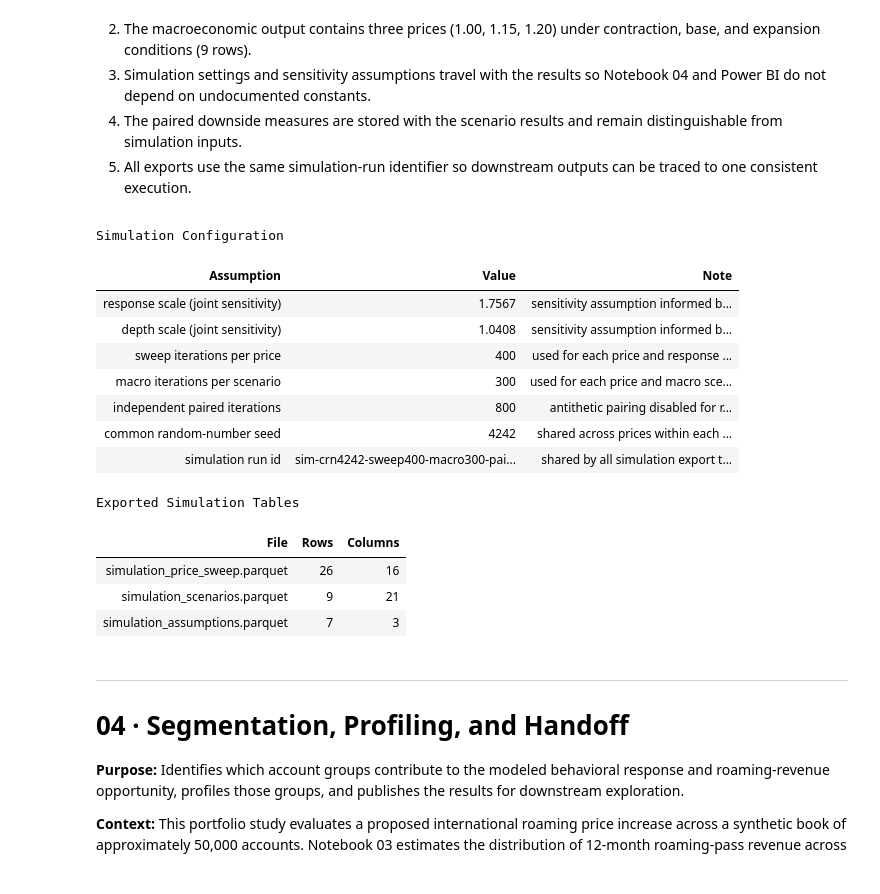
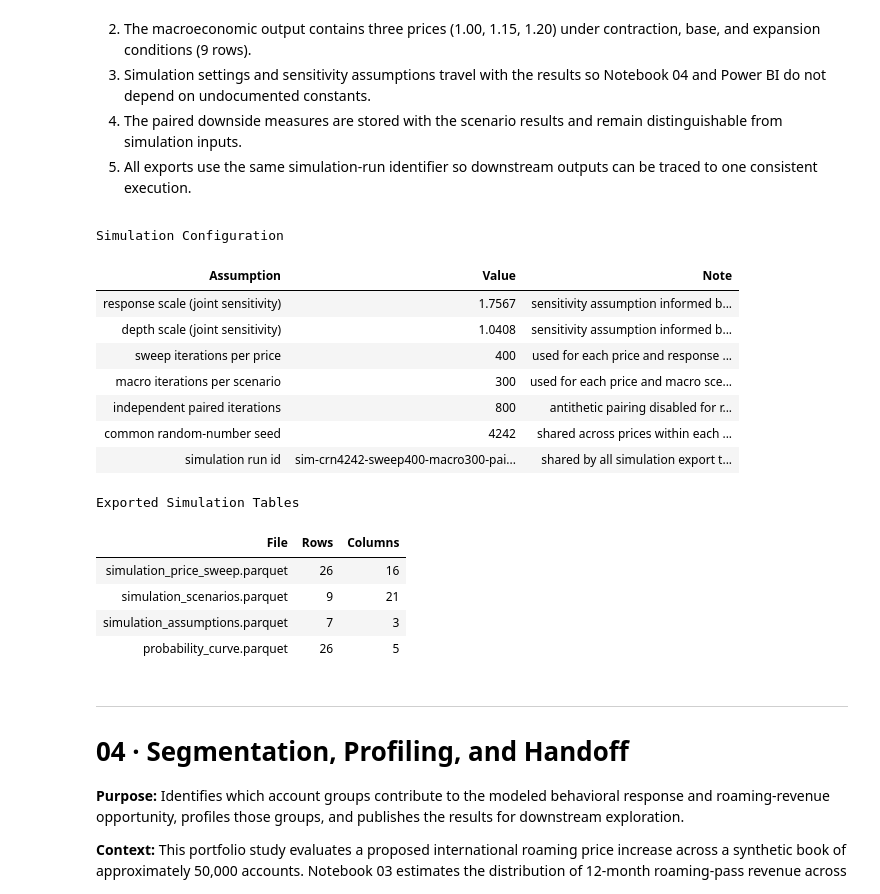
Before and after one commit to paforsey/data-science-portfolio, a Jupyter notebook: case-studies/international-roaming/international_roaming.ipynb, the cells around one changed output. Drawn from its saved outputs; the diff is of its cells as text; code cells hidden in the pictures.

```diff
--- a/case-studies/international-roaming/international_roaming.ipynb
+++ b/case-studies/international-roaming/international_roaming.ipynb
@@ -10305,6 +10387,7 @@ export_summary = save_tables(
         'simulation_price_sweep': sim_out,
         'simulation_scenarios': scen_out,
         'simulation_assumptions': assumptions,
+        'probability_curve': probability_curve,
     },
     with_cols = True,
 )
@@ -10318,33 +10401,34 @@ export_summary = (
         'cols': 'Columns',
     })
 )
 
 display(
     export_summary.style
     .hide(axis = 'index')
     .format({
         'Rows': '{:,.0f}',
         'Columns': '{:,.0f}',
     })
     .set_caption('Exported Simulation Tables')
     .set_properties(**{'text-align': 'left'})
     .set_table_styles(TABLE_STYLES)
 )
 # %% [output]
 Simulation Configuration
 | Assumption | Value | Note |
 | response scale (joint sensitivity) | 1.7567 | sensitivity assumption informed b... |
 | depth scale (joint sensitivity) | 1.0408 | sensitivity assumption informed b... |
 | sweep iterations per price | 400 | used for each price and response ... |
 | macro iterations per scenario | 300 | used for each price and macro sce... |
 | independent paired iterations | 800 | antithetic pairing disabled for r... |
 | common random-number seed | 4242 | shared across prices within each ... |
 | simulation run id | sim-crn4242-sweep400-macro300-pai... | shared by all simulation export t... |
 Exported Simulation Tables
 | File | Rows | Columns |
 | simulation_price_sweep.parquet | 26 | 16 |
 | simulation_scenarios.parquet | 9 | 21 |
 | simulation_assumptions.parquet | 7 | 3 |
+| probability_curve.parquet | 26 | 5 |
 # %% [markdown]
 <hr style="border: none; border-top: 2px solid #4A4A4A;">
 <div>
```
Also changed, not shown: parts of 2 cells of this notebook, 7 other files.
